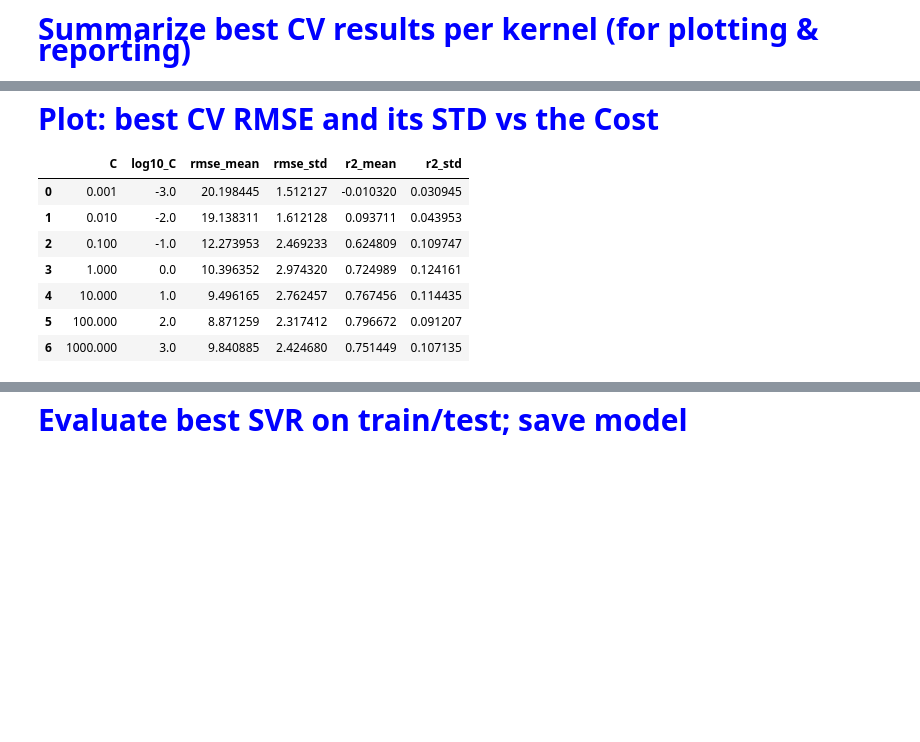
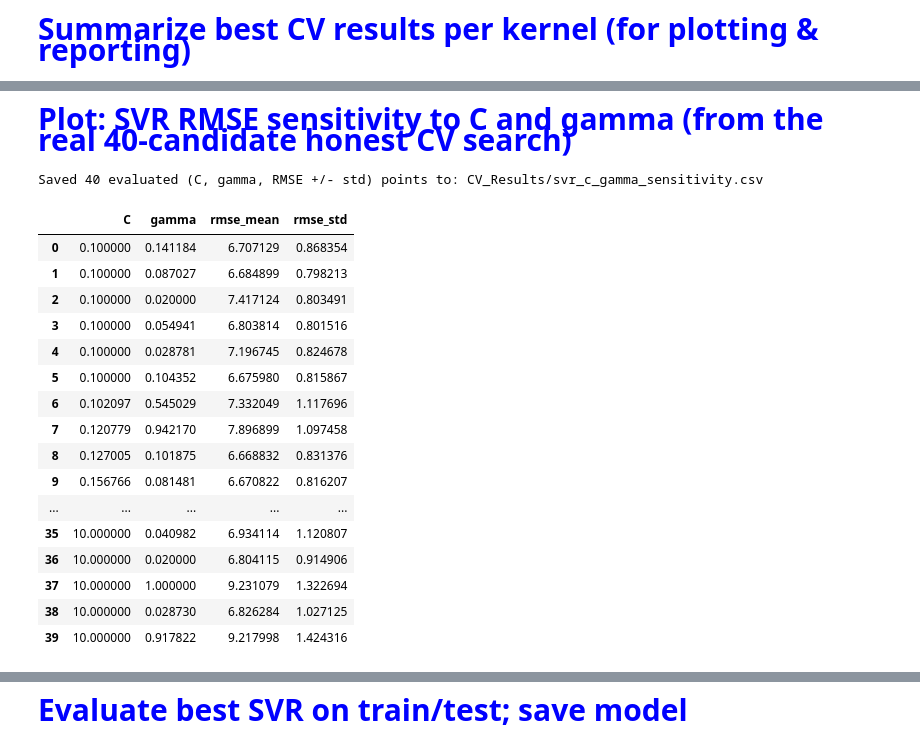
Before and after one commit to nahshonmokua/LoRaWAN-IndoorPathLossModeling-ML, a Jupyter notebook: 07_SVR.ipynb, the cells around one changed output, grey strips where cells are left out. Cells and saved outputs as stored; diff of their text form; code cells hidden in the pictures; blank space fills up the shorter version.

```diff
--- a/07_SVR.ipynb
+++ b/07_SVR.ipynb
@@ -625,39 +686,50 @@ Kernel= rbf | Best CV RMSE: 9.3910 | R2: 0.7430 | params: {'svr__C': np.float64(
 5 rows × 24 columns
 # %% [markdown]
 <p style="font-family: 'Courier New', Courier, monospace; font-size: 30px; font-weight: bold; color: blue;  text-align: left;">
-Plot: best CV RMSE and its STD vs the Cost
+Plot: SVR RMSE sensitivity to C and gamma (from the real 40-candidate honest CV search)
 </p>
 # %%
-# Load C-sweep CV results used for the SVR C-sensitivity figure
-legacy_c_sweep_paths = [
-    os.path.join("SVR", "Results", "svr_c_sweep_cv.csv"),
-    os.path.join("Results", "svr_c_sweep_cv.csv"),
-]
+# Derive SVR C/gamma sensitivity directly from the honest 40-candidate BayesSearchCV
+# search (bayes_results_svr, loaded above) instead of a separate C-only sweep file.
+# The previous svr_c_sweep_cv.csv this cell used to load was a stale, orphaned
+# artifact -- dated well before this notebook's epsilon/search-space fixes, missing
+# even the gamma value it was run at, and nothing in this notebook ever regenerated
+# it. Reusing the real honest-CV results costs nothing extra and is exactly
+# consistent with the reported test result, instead of a sweep at a different
+# scale/config that would need days of extra compute to redo properly.
+sensitivity_df = bayes_results_svr.loc[converged_mask, [
+    "param_svr__C", "param_svr__gamma",
+    "mean_test_neg_root_mean_squared_error", "std_test_neg_root_mean_squared_error",
+]].copy()
+sensitivity_df.columns = ["C", "gamma", "rmse_mean", "rmse_std"]
+sensitivity_df["rmse_mean"] = -sensitivity_df["rmse_mean"]
+sensitivity_df = sensitivity_df.sort_values("C").reset_index(drop=True)
 
-if os.path.exists(C_SWEEP_PATH):
-    sweep_df = pd.read_csv(C_SWEEP_PATH)
-else:
-    sweep_df = None
-    for legacy_path in legacy_c_sweep_paths:
-        if os.path.exists(legacy_path):
-            sweep_df = pd.read_csv(legacy_path)
-            sweep_df.to_csv(C_SWEEP_PATH, index=False)
-            print(f"Migrated legacy C-sweep results to: {C_SWEEP_PATH}")
-            break
+# Persist the actual evaluated points (with fold-to-fold std) as a standalone
+# artifact -- direct evidence of how wide a region the honest search actually
+# covered, not just the two summary plots below.
+SENSITIVITY_CSV_PATH = os.path.join(CV_RESULTS_DIR, "svr_c_gamma_sensitivity.csv")
+sensitivity_df.to_csv(SENSITIVITY_CSV_PATH, index=False)
+print(f"Saved {len(sensitivity_df)} evaluated (C, gamma, RMSE +/- std) points to: {SENSITIVITY_CSV_PATH}")
 
-    if sweep_df is None:
-        raise FileNotFoundError(
-            f"No C-sweep results found. Provide {C_SWEEP_PATH} or rerun the C-sweep cell."
-        )
-
-sweep_df
+sensitivity_df
 # %% [output]
+Saved 40 evaluated (C, gamma, RMSE +/- std) points to: CV_Results/svr_c_gamma_sensitivity.csv
-|  | C | log10_C | rmse_mean | rmse_std | r2_mean | r2_std |
-| 0 | 0.001 | -3.0 | 20.198445 | 1.512127 | -0.010320 | 0.030945 |
-| 1 | 0.010 | -2.0 | 19.138311 | 1.612128 | 0.093711 | 0.043953 |
-| 2 | 0.100 | -1.0 | 12.273953 | 2.469233 | 0.624809 | 0.109747 |
-| 3 | 1.000 | 0.0 | 10.396352 | 2.974320 | 0.724989 | 0.124161 |
-| 4 | 10.000 | 1.0 | 9.496165 | 2.762457 | 0.767456 | 0.114435 |
-| 5 | 100.000 | 2.0 | 8.871259 | 2.317412 | 0.796672 | 0.091207 |
-| 6 | 1000.000 | 3.0 | 9.840885 | 2.424680 | 0.751449 | 0.107135 |
+|  | C | gamma | rmse_mean | rmse_std |
+| 0 | 0.100000 | 0.141184 | 6.707129 | 0.868354 |
+| 1 | 0.100000 | 0.087027 | 6.684899 | 0.798213 |
+| 2 | 0.100000 | 0.020000 | 7.417124 | 0.803491 |
+| 3 | 0.100000 | 0.054941 | 6.803814 | 0.801516 |
+| 4 | 0.100000 | 0.028781 | 7.196745 | 0.824678 |
+| 5 | 0.100000 | 0.104352 | 6.675980 | 0.815867 |
+| 6 | 0.102097 | 0.545029 | 7.332049 | 1.117696 |
+| 7 | 0.120779 | 0.942170 | 7.896899 | 1.097458 |
+| 8 | 0.127005 | 0.101875 | 6.668832 | 0.831376 |
+| 9 | 0.156766 | 0.081481 | 6.670822 | 0.816207 |
+| ... | ... | ... | ... | ... |
+| 35 | 10.000000 | 0.040982 | 6.934114 | 1.120807 |
+| 36 | 10.000000 | 0.020000 | 6.804115 | 0.914906 |
+| 37 | 10.000000 | 1.000000 | 9.231079 | 1.322694 |
+| 38 | 10.000000 | 0.028730 | 6.826284 | 1.027125 |
+| 39 | 10.000000 | 0.917822 | 9.217998 | 1.424316 |
 # %%
```
Also changed, not shown: parts of 20 cells of this notebook.
